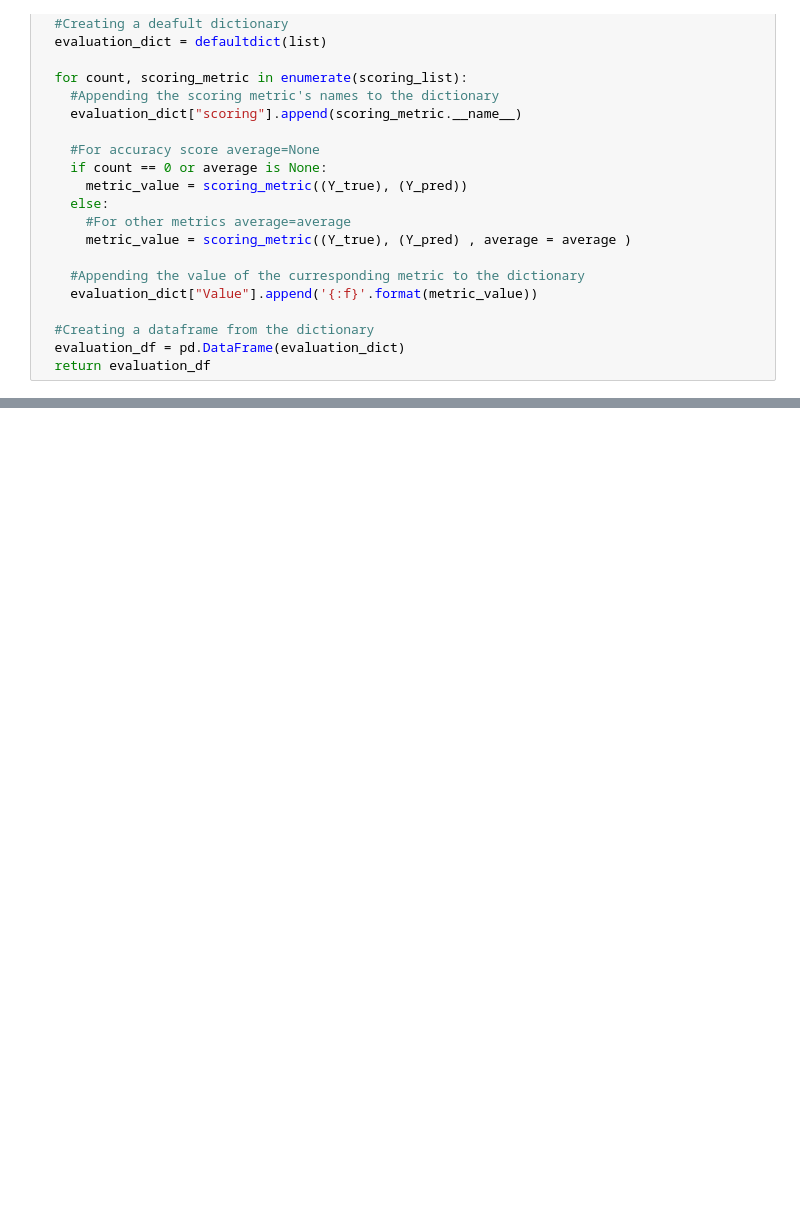
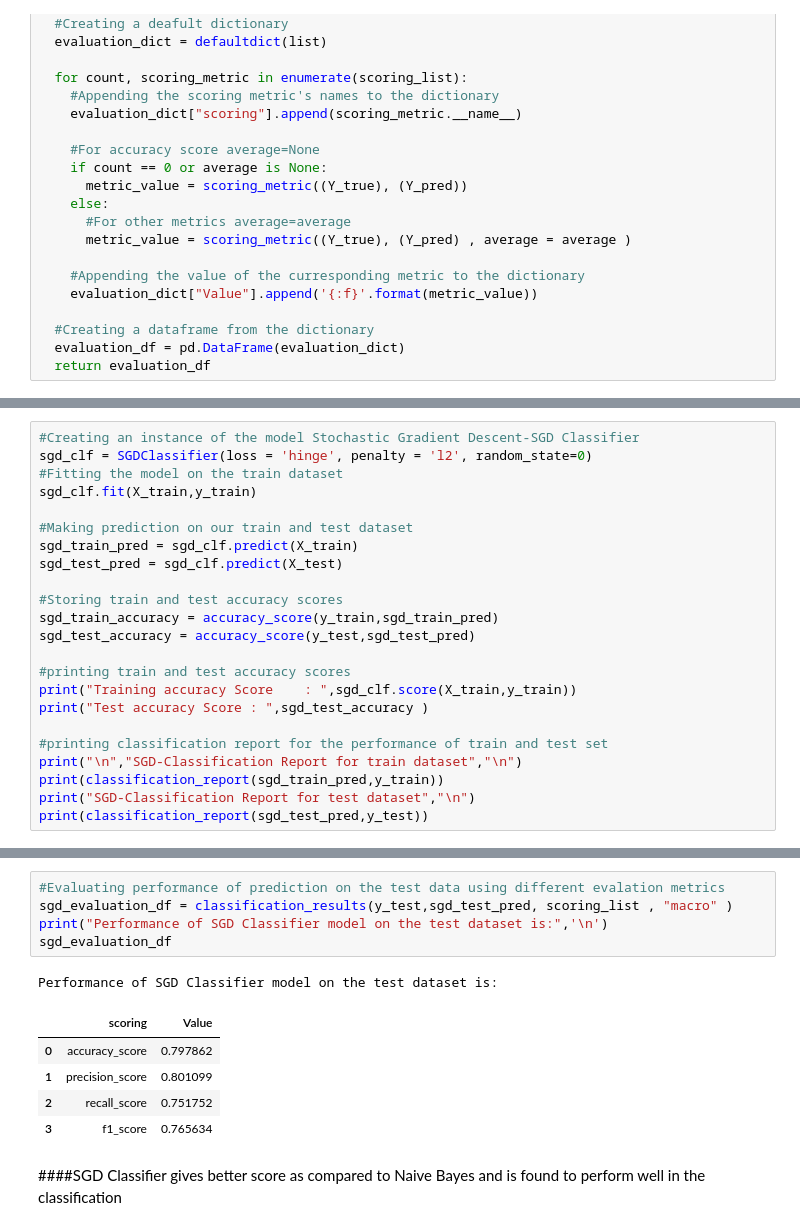
Before and after one commit to manjusreekc/Classification-Coronavirus-Tweet-Sentiment-Analysis, a Jupyter notebook: Coronavirus_Tweet_Sentiment_Analysis_Manjusree_K_C_Capstone_Project.ipynb, the cells around one changed output, grey strips where cells are left out. Cells and saved outputs as stored; diff of their text form; blank space fills up the shorter version.

```diff
--- a/Coronavirus_Tweet_Sentiment_Analysis_Manjusree_K_C_Capstone_Project.ipynb
+++ b/Coronavirus_Tweet_Sentiment_Analysis_Manjusree_K_C_Capstone_Project.ipynb
@@ -875,0 +950,23 @@ def classification_results(Y_true, Y_pred , scoring_list , average = None  ):
+# %%
+#Creating an instance of the model Stochastic Gradient Descent-SGD Classifier
+sgd_clf = SGDClassifier(loss = 'hinge', penalty = 'l2', random_state=0)
+#Fitting the model on the train dataset
+sgd_clf.fit(X_train,y_train)
+
+#Making prediction on our train and test dataset
+sgd_train_pred = sgd_clf.predict(X_train)
+sgd_test_pred = sgd_clf.predict(X_test)
+
+#Storing train and test accuracy scores
+sgd_train_accuracy = accuracy_score(y_train,sgd_train_pred)
+sgd_test_accuracy = accuracy_score(y_test,sgd_test_pred)
+
+#printing train and test accuracy scores
+print("Training accuracy Score    : ",sgd_clf.score(X_train,y_train))
+print("Test accuracy Score : ",sgd_test_accuracy )
+
+#printing classification report for the performance of train and test set
+print("\n","SGD-Classification Report for train dataset","\n")
+print(classification_report(sgd_train_pred,y_train))
+print("SGD-Classification Report for test dataset","\n")
+print(classification_report(sgd_test_pred,y_test))
@@ -875,0 +991,14 @@ def classification_results(Y_true, Y_pred , scoring_list , average = None  ):
+# %%
+#Evaluating performance of prediction on the test data using different evalation metrics
+sgd_evaluation_df = classification_results(y_test,sgd_test_pred, scoring_list , "macro" )
+print("Performance of SGD Classifier model on the test dataset is:",'\n')
+sgd_evaluation_df
+# %% [output]
+Performance of SGD Classifier model on the test dataset is:
+|  | scoring | Value |
+| 0 | accuracy_score | 0.797862 |
+| 1 | precision_score | 0.801099 |
+| 2 | recall_score | 0.751752 |
+| 3 | f1_score | 0.765634 |
+# %% [markdown]
+####SGD Classifier gives better score as compared to Naive Bayes and is found to perform well in the classification
```
Also changed, not shown: parts of 40 cells of this notebook.
